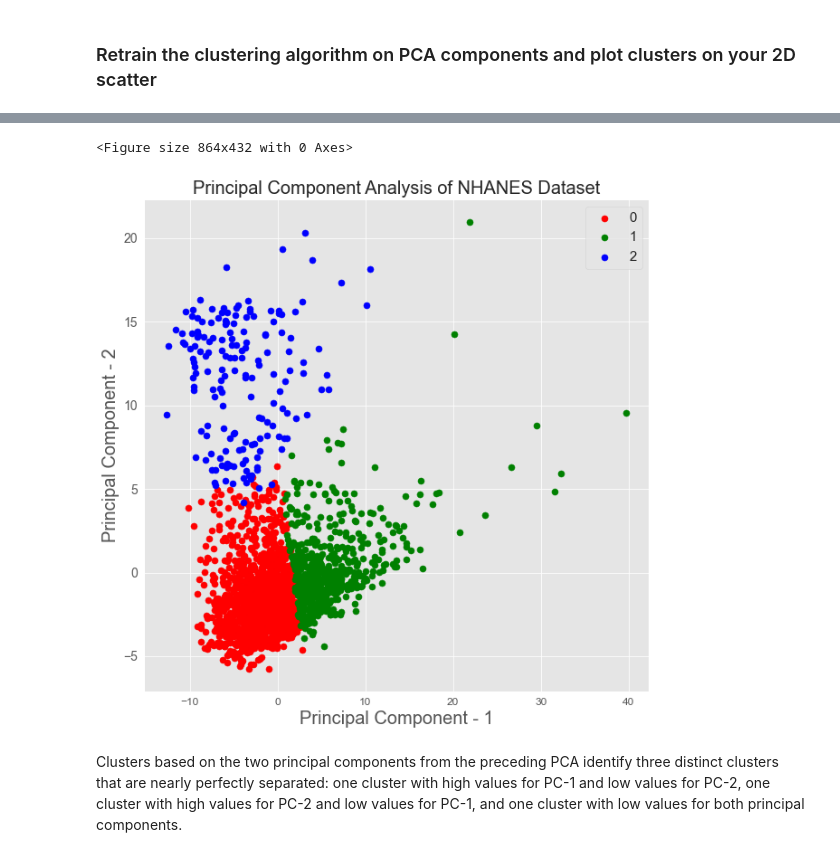
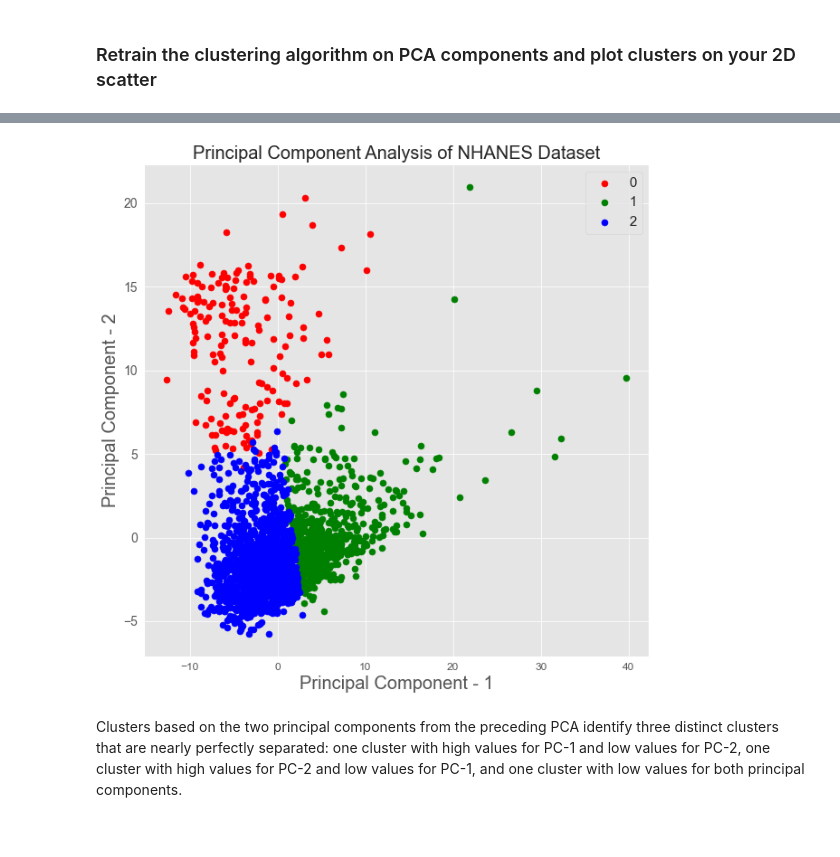
Before and after one commit to lawrence-j-liu/CSS_Project-4_Team-5_Fall-2020, a Jupyter notebook: Project 4 Students.ipynb, the cells around one changed output, grey strips where cells are left out. Saved outputs shown, nothing was run; the diff lists cells and outputs as text; code cells hidden in the pictures.

```diff
--- a/Project 4 Students.ipynb
+++ b/Project 4 Students.ipynb
@@ -275,23 +328,21 @@ pca_df["Clusters"] = kmeans_pca.labels_
 # %%
-plt.figure()
 plt.figure(figsize=(10,10))
 plt.xticks(fontsize=12)
 plt.yticks(fontsize=14)
 plt.xlabel('Principal Component - 1',fontsize=20)
 plt.ylabel('Principal Component - 2',fontsize=20)
 plt.title("Principal Component Analysis of NHANES Dataset",fontsize=20)
 targets = [0, 1, 2]
 colors = ['r', 'g', 'b']
 for target, color in zip(targets,colors):
-    indicesToKeep = nhanes_scaled_X['Clusters'] == target
+    indicesToKeep = nhanes_scaled_X['Cluster'] == target
     plt.scatter(pca_df.loc[indicesToKeep, 'principal component 1']
                , pca_df.loc[indicesToKeep, 'principal component 2'], c = color, s = 50)
 
 plt.legend(targets,prop={'size': 15})
 plt.show()
 # %% [output]
-<Figure size 864x432 with 0 Axes>
-[figure, old version]
+[figure, new version]
 # %% [markdown]
 Clusters based on the two principal components from the preceding PCA identify three distinct clusters that are nearly perfectly separated: one cluster with high values for PC-1 and low values for PC-2, one cluster with high values for PC-2 and low values for PC-1, and one cluster with low values for both principal components.
 # %% [markdown]
```
Also changed, not shown: parts of 23 cells of this notebook.
